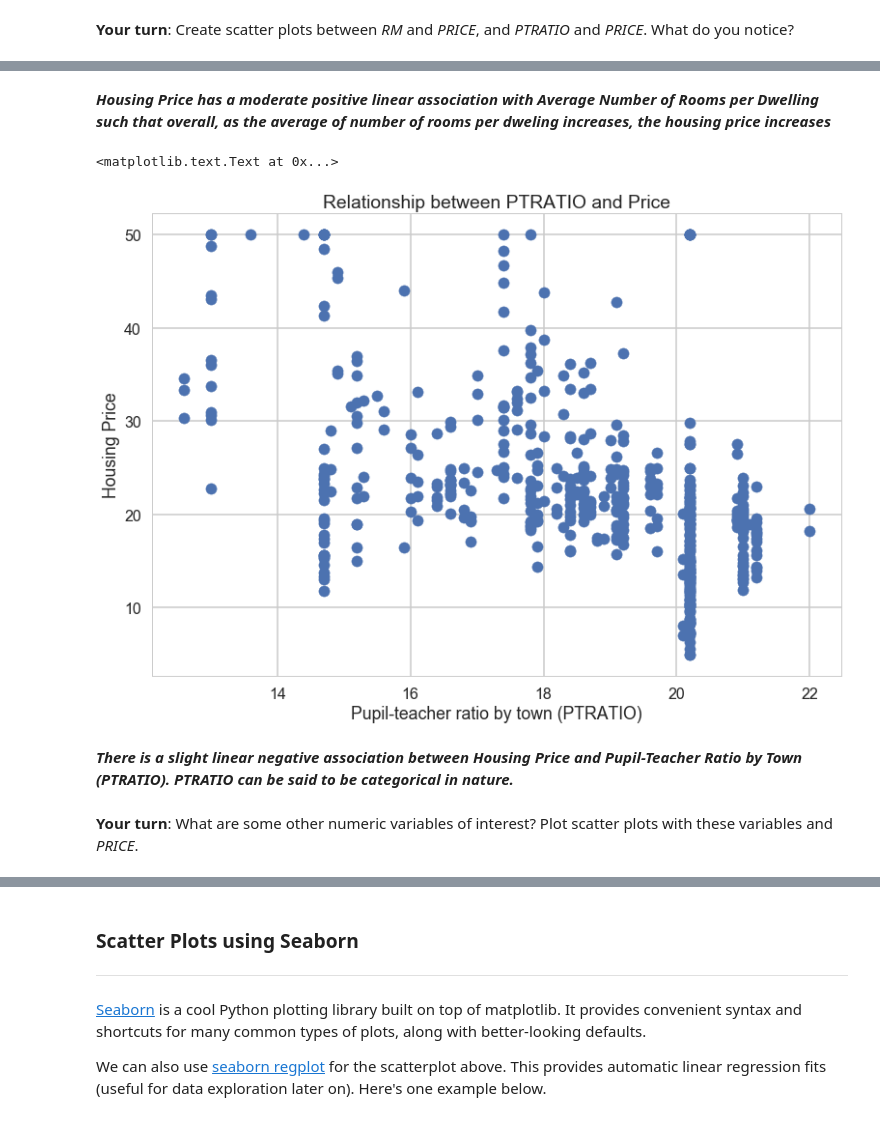
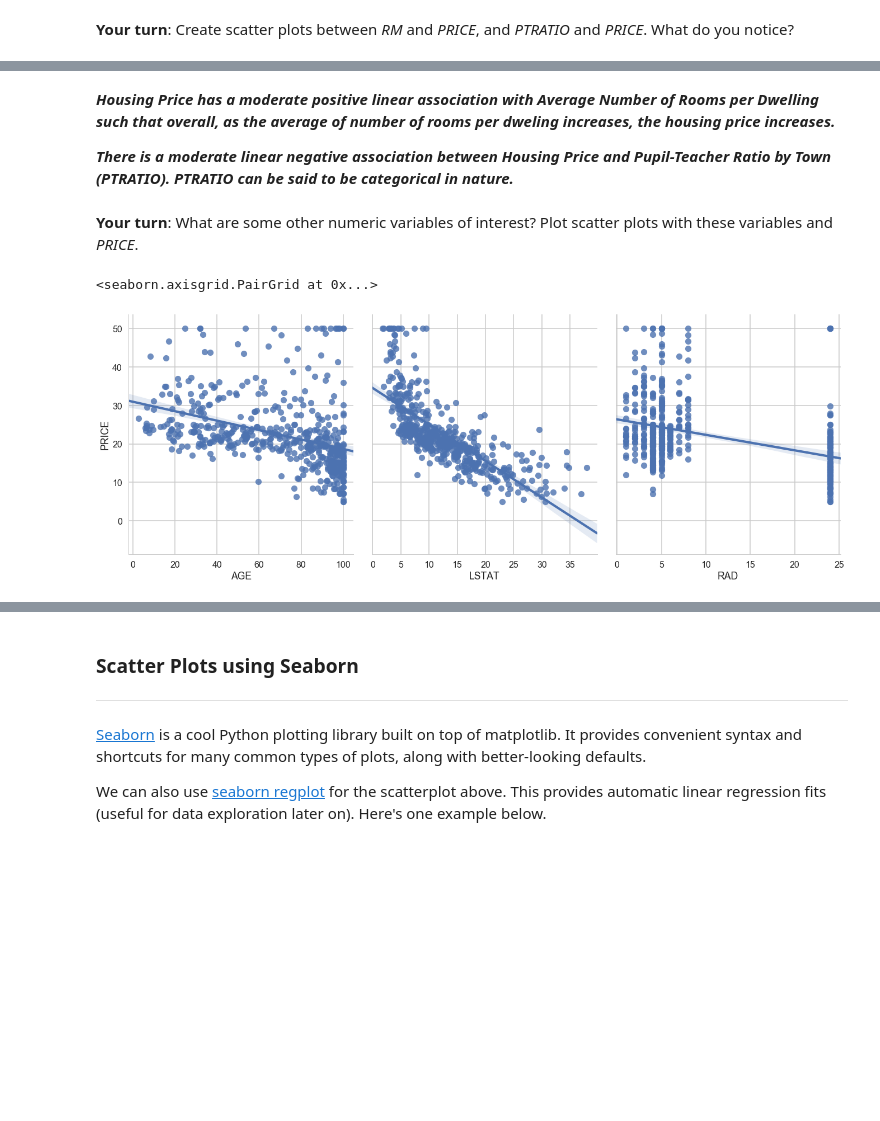
Before and after one commit to andyogah/Mini_Project_Linear_Regression, a Jupyter notebook: Mini_Project_Linear_Regression.ipynb, the cells around one changed output, grey strips where cells are left out. Cells and saved outputs as stored; diff of their text form; code cells hidden in the pictures; blank space fills up the shorter version.

```diff
--- a/Mini_Project_Linear_Regression.ipynb
+++ b/Mini_Project_Linear_Regression.ipynb
@@ -253,16 +252,13 @@ plt.title("Relationship between RM and Price")
 # %% [markdown]
 ***Housing Price has a moderate positive linear association with Average Number of Rooms per Dwelling such that overall,
-as the average of number of rooms per dweling increases, the housing price increases***
+as the average of number of rooms per dweling increases, the housing price increases.***
+
+***There is a moderate linear negative association between Housing Price and Pupil-Teacher Ratio by Town (PTRATIO). PTRATIO can be said to be categorical in nature.***
-# %%
-#your turn: scatter plot between *PTRATIO* and *PRICE*
-plt.scatter(bos.PTRATIO, bos.PRICE)
-plt.xlabel("Pupil-teacher ratio by town (PTRATIO)")
-plt.ylabel("Housing Price")
-plt.title("Relationship between PTRATIO and Price")
-# %% [output]
-<matplotlib.text.Text at 0x...>
-[figure, removed]
-# %% [markdown]
-***There is a slight linear negative association between Housing Price and Pupil-Teacher Ratio by Town (PTRATIO). PTRATIO can be said to be categorical in nature.***
 # %% [markdown]
 **Your turn**: What are some other numeric variables of interest? Plot scatter plots with these variables and *PRICE*.
+# %%
+#your turn: create some other scatter plots
+sns.pairplot(bos, x_vars=['AGE', 'LSTAT', 'RAD'], y_vars='PRICE', size=7, aspect=0.9, kind='reg')
+# %% [output]
+<seaborn.axisgrid.PairGrid at 0x...>
+[figure, added]
```
Also changed, not shown: parts of 52 cells of this notebook.
